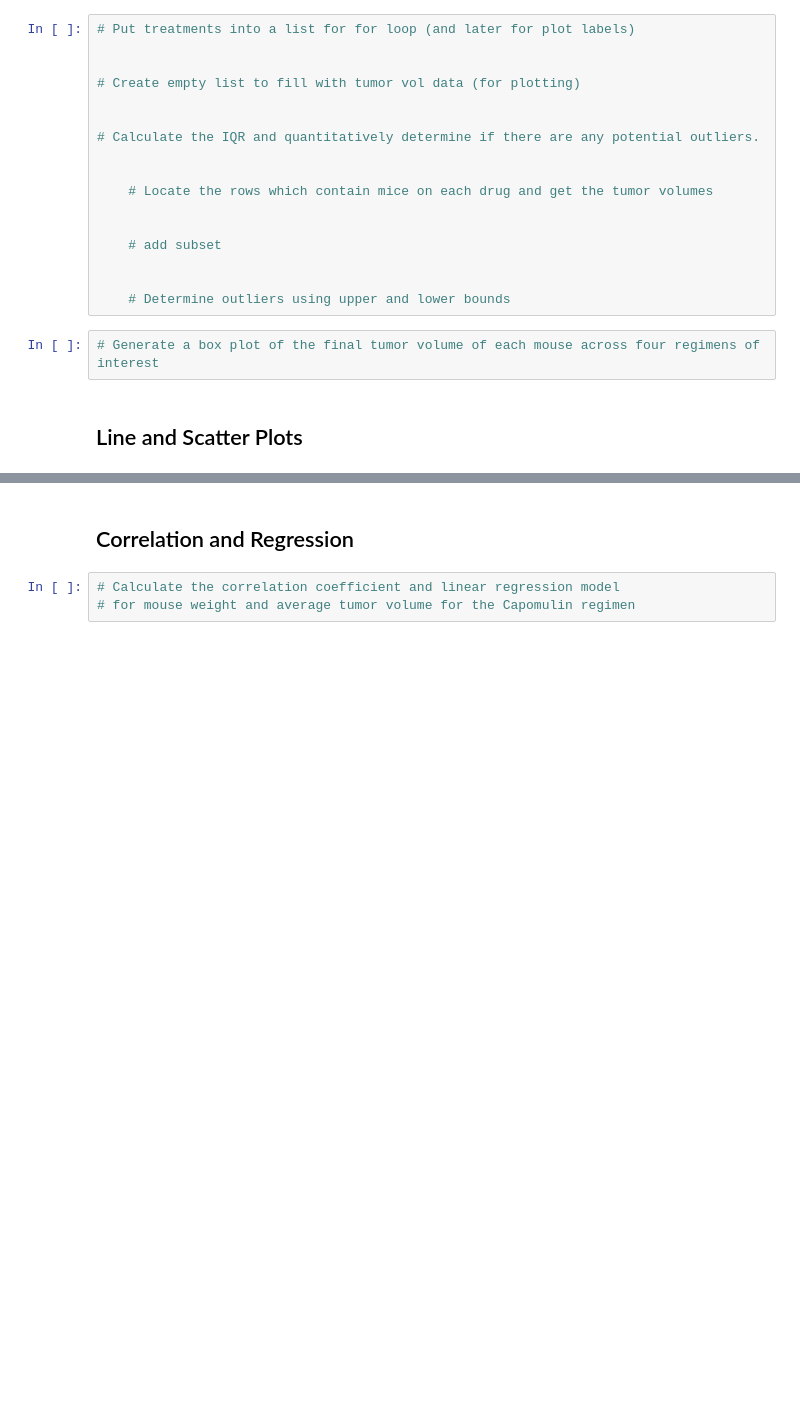
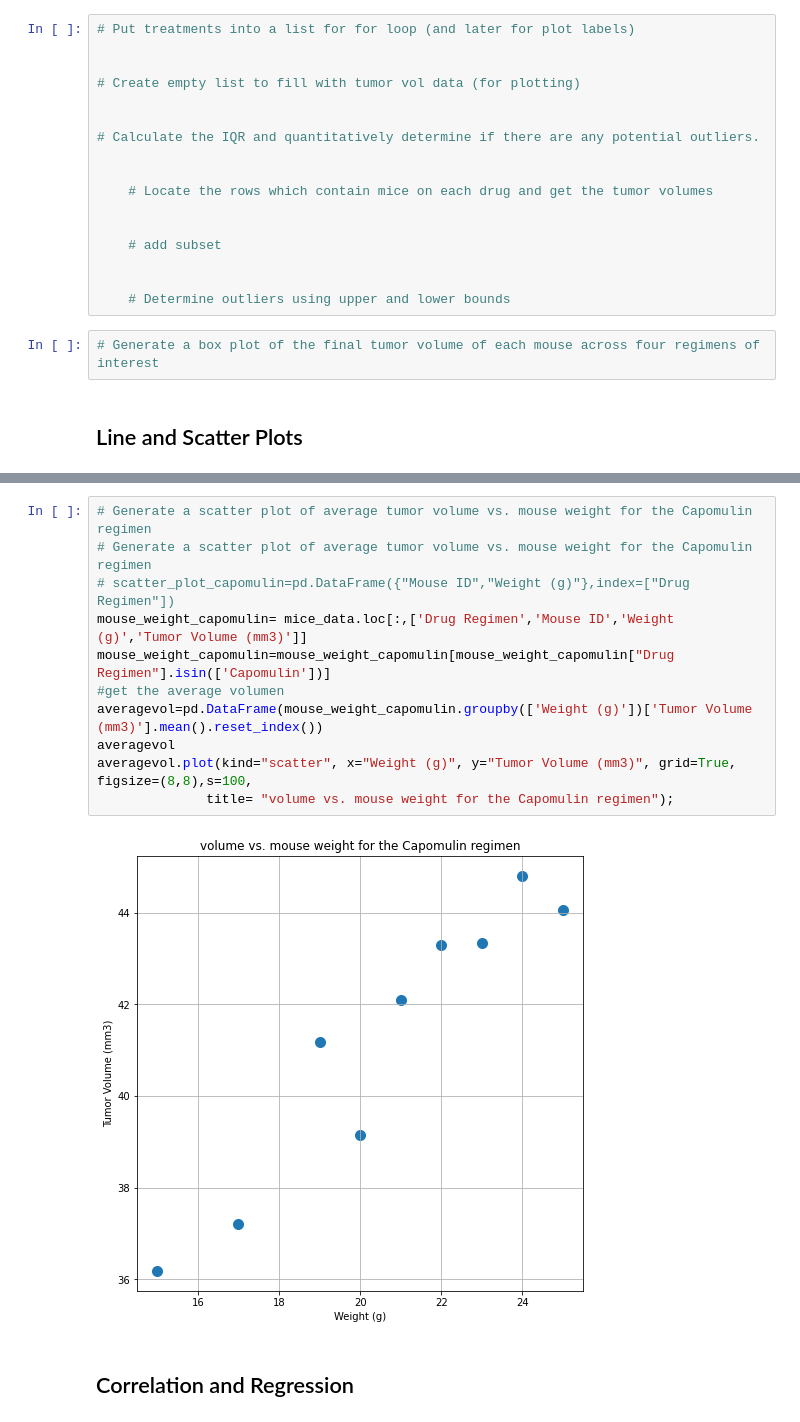
Before and after one commit to malejandrasalgado/Matplotib-challenge, a Jupyter notebook: Pymaceuticals/pymaceuticals_starter.ipynb, the cells around one changed output, grey strips where cells are left out. Cells and saved outputs as stored; diff of their text form; blank space fills up the shorter version.

```diff
--- a/Pymaceuticals/pymaceuticals_starter.ipynb
+++ b/Pymaceuticals/pymaceuticals_starter.ipynb
@@ -230,5 +264,15 @@ plt.show()
+# %%
+# Generate a scatter plot of average tumor volume vs. mouse weight for the Capomulin regimen
+# Generate a scatter plot of average tumor volume vs. mouse weight for the Capomulin regimen
+# scatter_plot_capomulin=pd.DataFrame({"Mouse ID","Weight (g)"},index=["Drug Regimen"])
+mouse_weight_capomulin= mice_data.loc[:,['Drug Regimen','Mouse ID','Weight (g)','Tumor Volume (mm3)']]
+mouse_weight_capomulin=mouse_weight_capomulin[mouse_weight_capomulin["Drug Regimen"].isin(['Capomulin'])]
+#get the average volumen
+averagevol=pd.DataFrame(mouse_weight_capomulin.groupby(['Weight (g)'])['Tumor Volume (mm3)'].mean().reset_index())
+averagevol
+averagevol.plot(kind="scatter", x="Weight (g)", y="Tumor Volume (mm3)", grid=True, figsize=(8,8),s=100,
+              title= "volume vs. mouse weight for the Capomulin regimen");
+# %% [output]
+[figure, added]
 # %% [markdown]
 ## Correlation and Regression
-# %%
-# Calculate the correlation coefficient and linear regression model
-# for mouse weight and average tumor volume for the Capomulin regimen
```
Also changed, not shown: parts of 8 cells of this notebook.
